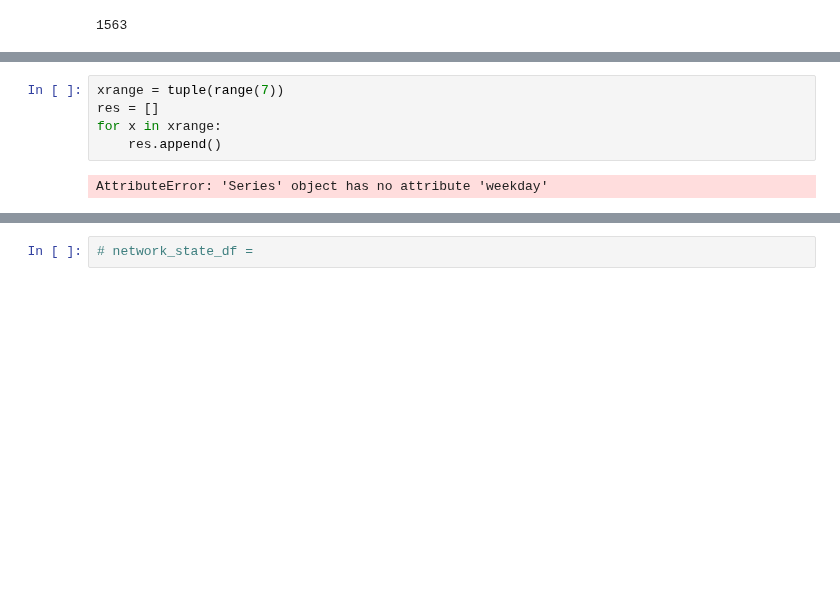
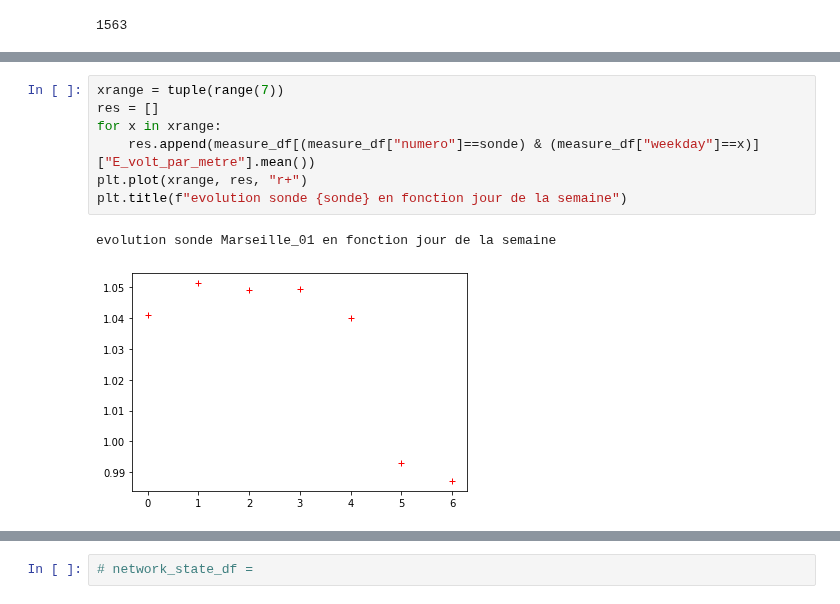
Before and after one commit to Coding-Foundation/FrHack-2022, a Jupyter notebook: clustering.ipynb, the cells around one changed output, grey strips where cells are left out. Saved outputs shown, nothing was run; the diff lists cells and outputs as text; blank space fills up the shorter version.

```diff
--- a/clustering.ipynb
+++ b/clustering.ipynb
@@ -160,7 +184,10 @@ measure_df[(measure_df["numero"]==sonde) & measure_df["weekday"]==2]
 # %%
 xrange = tuple(range(7))
 res = []
 for x in xrange:
-    res.append()
+    res.append(measure_df[(measure_df["numero"]==sonde) & (measure_df["weekday"]==x)]["E_volt_par_metre"].mean())
+plt.plot(xrange, res, "r+")
+plt.title(f"evolution sonde {sonde} en fonction jour de la semaine")
 # %% [output]
-AttributeError: 'Series' object has no attribute 'weekday'
+evolution sonde Marseille_01 en fonction jour de la semaine
+[figure, added]
```
Also changed, not shown: parts of 19 cells of this notebook.
